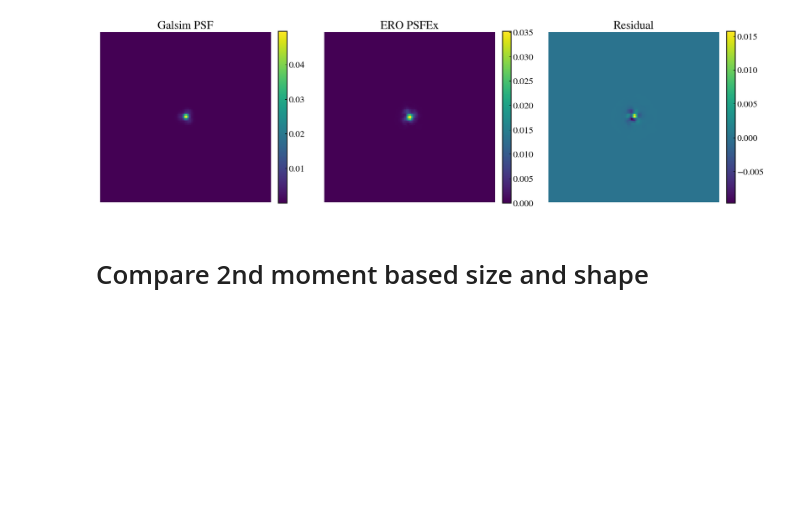
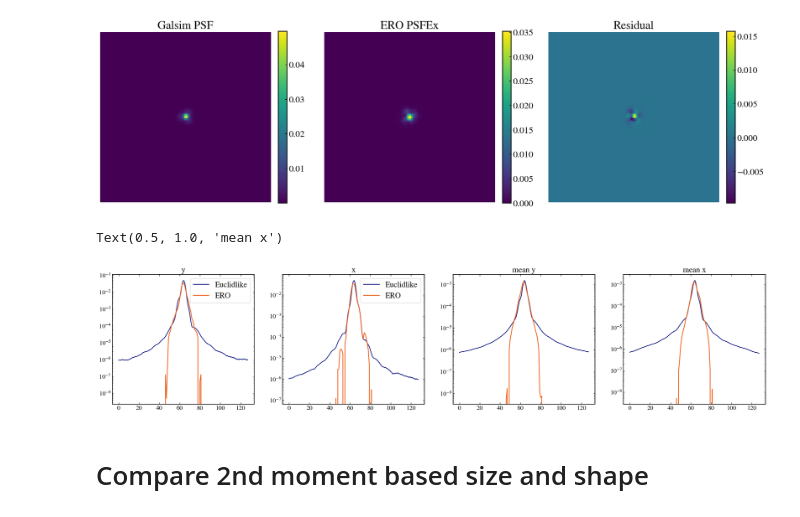
Before and after one commit to GalSim-developers/GalSim-Euclid-Like, a Jupyter notebook: validation/PSFModelTesting.ipynb, the cells around one changed output. Saved outputs shown, nothing was run; the diff lists cells and outputs as text; code cells hidden in the pictures; blank space fills up the shorter version.

```diff
--- a/validation/PSFModelTesting.ipynb
+++ b/validation/PSFModelTesting.ipynb
@@ -57,6 +57,37 @@ plt.colorbar(im2, ax=axs[2], fraction=0.046, pad=0.04)
 # %% [output]
 <matplotlib.colorbar.Colorbar at 0x...>
 [figure]
+# %%
+cx, cy = euclidlike_psf_image.array.shape
+cx = int(cx / 2)
+cy = int(cy / 2)
+
+fig, axs = plt.subplots(ncols=4, figsize=(30, 6))
+
+axs[0].plot(euclidlike_psf_image.array[cy, :], label='Euclidlike')
+axs[0].plot(ero_psf_image.array[cy, :], label='ERO')
+axs[0].set_yscale('log')
+axs[0].legend()
+axs[0].set_title('y')
+
+axs[1].plot(euclidlike_psf_image.array[:, cx], label='Euclidlike')
+axs[1].plot(ero_psf_image.array[:, cx], label='ERO')
+axs[1].set_yscale('log')
+axs[1].legend()
+axs[1].set_title('x')
+
+axs[2].plot(np.mean(euclidlike_psf_image.array, axis=0))
+axs[2].plot(np.mean(ero_psf_image.array, axis=0))
+axs[2].set_yscale('log')
+axs[2].set_title('mean y')
+
+axs[3].plot(np.mean(euclidlike_psf_image.array, axis=1))
+axs[3].plot(np.mean(ero_psf_image.array, axis=1))
+axs[3].set_yscale('log')
+axs[3].set_title('mean x')
+# %% [output]
+Text(0.5, 1.0, 'mean x')
+[figure, added]
 # %% [markdown]
 # Compare 2nd moment based size and shape
 # %%
```
